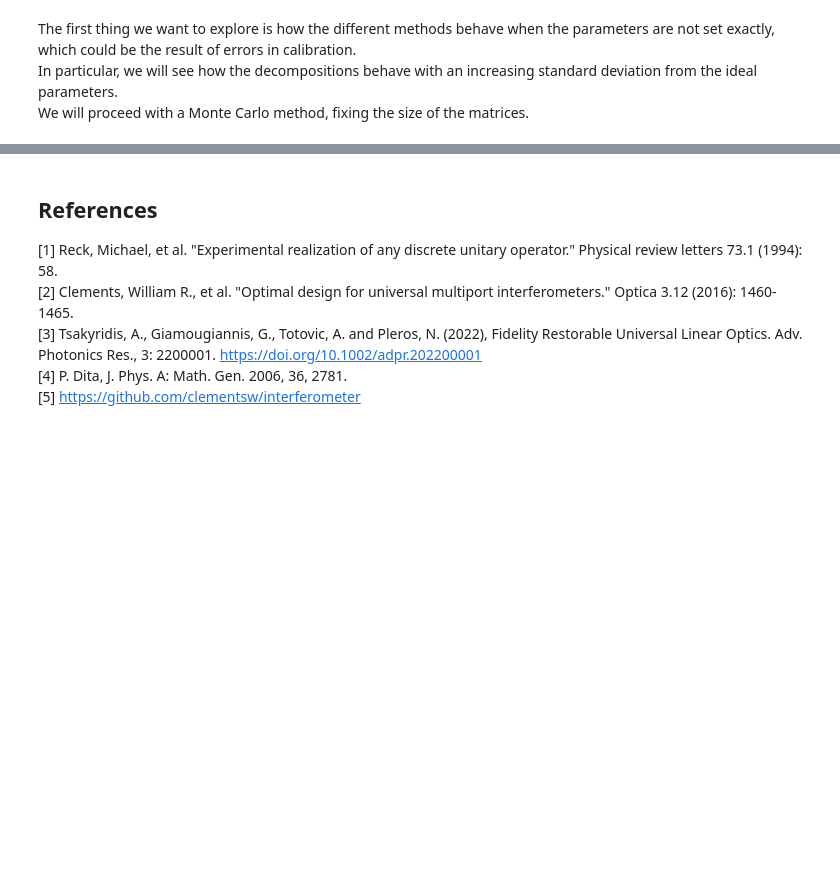
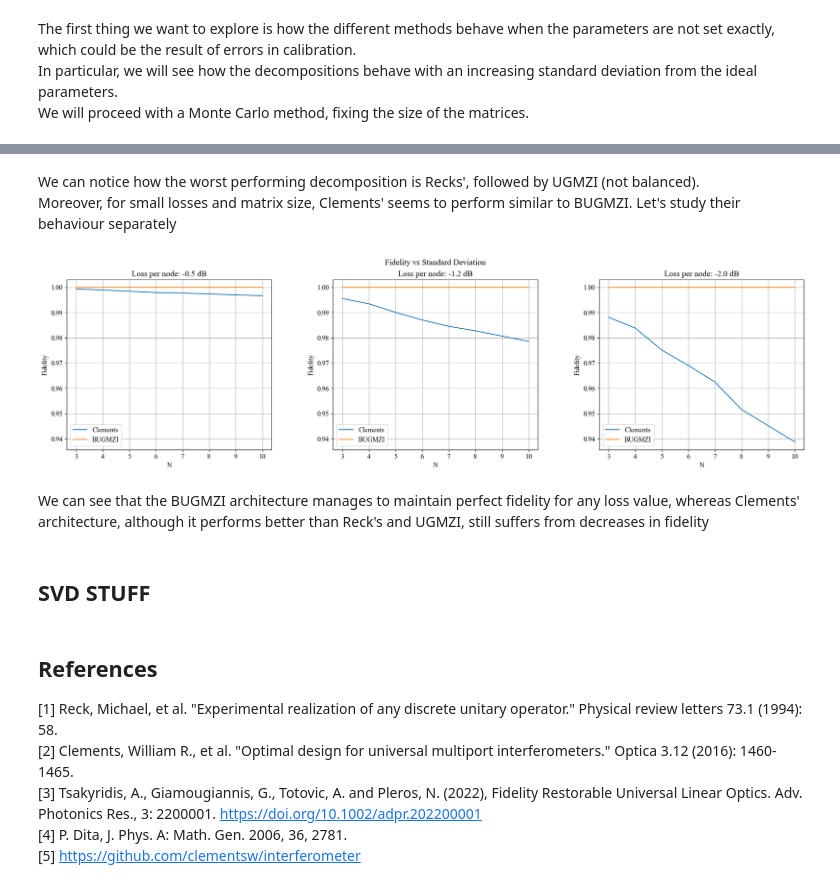
Before and after one commit to AndreaBarletta/Fidelity-Restoration, a Jupyter notebook: notebook.ipynb, the cells around one changed output, grey strips where cells are left out. Saved outputs shown, nothing was run; the diff lists cells and outputs as text; code cells hidden in the pictures; blank space fills up the shorter version.

```diff
--- a/notebook.ipynb
+++ b/notebook.ipynb
@@ -926,3 +1018,65 @@ plt.show()
+# %% [markdown]
+We can notice how the worst performing decomposition is Recks', followed by UGMZI (not balanced).<br>
+Moreover, for small losses and matrix size, Clements' seems to perform similar to BUGMZI. Let's study their behaviour separately
+# %%
+NUM_MODE = [int(n) for n in np.linspace(3,10,7)]
+LOSSES = np.linspace(-0.5, -2, 3)
+COUNT = 100
+
+# Matplotlib setup
+plots = []
+fig, plots = plt.subplots(1,3, figsize=(20, 5),sharey=True)
+plt.subplots_adjust(left=0.05, right=0.95, bottom=0.05, wspace=0.3, hspace=0.3)
+fig.suptitle('Fidelity vs Standard Deviation')
+x = NUM_MODE
+
+for i in range(LOSSES.size):
+    ax = plots[i%3]
+    ax.set_title(f'Loss per node: {LOSSES[i]:.1f} dB')
+    ax.set_xlabel('N')
+    ax.set_ylabel('Fidelity')
+    ax.grid()
+    ax.yaxis.set_tick_params(labelbottom=True)
+
+    fidelity = np.zeros((len(NUM_MODE), 2))
+
+    for j in range(len(NUM_MODE)):
+        total = np.zeros(2)
+        for _ in range(COUNT):
+            # Compute the circuits
+            U = random_unitary(NUM_MODE[j])
+            circuit_reck = decompose_reck(U)
+            circuit_clements = decompose_clements(U)
+            circuit_ugmzi = decompose_ugmzi(U)
+
+            # Compute the experimental transformations with losses
+
+            # Clements
+            Uexp_clements = circuit_clements.calculate_transformation(LN_dB=LOSSES[i])
+            total[0] += Fid(U, Uexp_clements)
+
+            # BUGMZI
+            Uexp_ugmzi = circuit_ugmzi.calculate_transformation(LN_dB=LOSSES[i])
+            voa = restorer(NUM_MODE[j], LN_dB=LOSSES[i])
+            Uexp_bugmzi = Uexp_ugmzi @ np.diag(voa)
+            total[1] += Fid(U, Uexp_bugmzi)
+
+        fidelity[j] = total / COUNT
+
+    # Draw the plot
+    ax.plot(x,fidelity[:,0])
+    ax.plot(x,fidelity[:,1])
+
+    ax.legend(['Clements', 'BUGMZI'])
+
+
+plt.show()
+# %% [output]
+[figure, added]
+# %% [markdown]
+We can see that the BUGMZI architecture manages to maintain perfect fidelity for any loss value, whereas Clements' architecture, although it performs better than Reck's and UGMZI, still suffers from decreases in fidelity
+# %% [markdown]
+## SVD STUFF
 # %% [markdown]
 ## References
 
```
Also changed, not shown: parts of 14 cells of this notebook, 1 other file.
